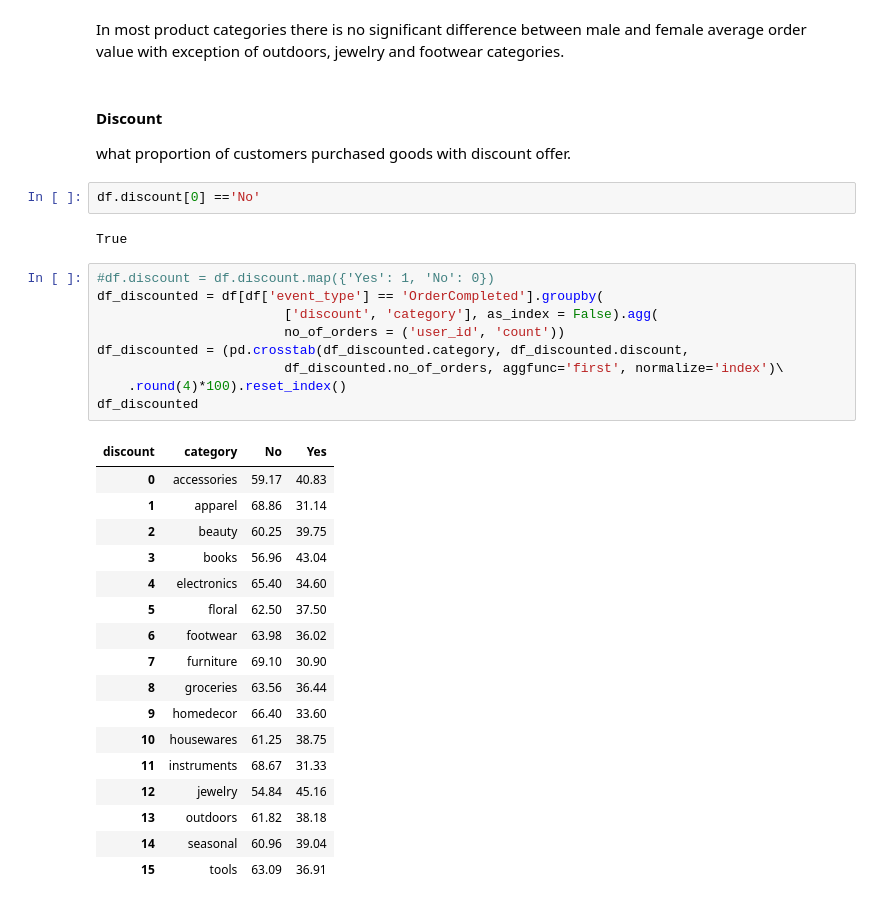
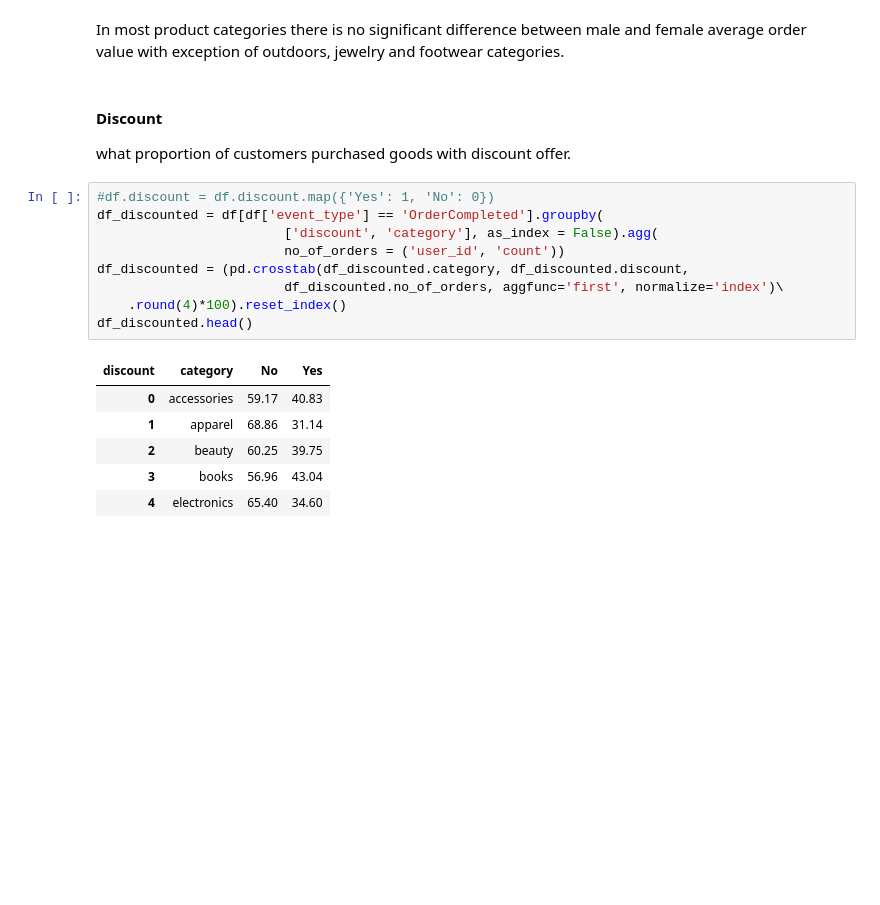
Before and after one commit to diana-kungu/E-commerce-RFM-Analysis, a Jupyter notebook: aws-retail-updated.ipynb, the cells around one changed output. Cells and saved outputs as stored; diff of their text form; blank space fills up the shorter version.

```diff
--- a/aws-retail-updated.ipynb
+++ b/aws-retail-updated.ipynb
@@ -614,36 +620,21 @@ sales_by_gender_category
 # %% [markdown]
 In most product categories there is no significant difference between male and female average order value with exception  of outdoors, jewelry and footwear categories.
 # %% [markdown]
-#### Discount
+#### **Discount**
 what proportion of customers purchased goods with discount offer.
-# %%
-df.discount[0] =='No'
-# %% [output]
-True
 # %%
 #df.discount = df.discount.map({'Yes': 1, 'No': 0})
 df_discounted = df[df['event_type'] == 'OrderCompleted'].groupby(
                         ['discount', 'category'], as_index = False).agg(
                         no_of_orders = ('user_id', 'count'))
 df_discounted = (pd.crosstab(df_discounted.category, df_discounted.discount,
                         df_discounted.no_of_orders, aggfunc='first', normalize='index')\
     .round(4)*100).reset_index()
-df_discounted
+df_discounted.head()
 # %% [output]
 | discount | category | No | Yes |
 | 0 | accessories | 59.17 | 40.83 |
 | 1 | apparel | 68.86 | 31.14 |
 | 2 | beauty | 60.25 | 39.75 |
 | 3 | books | 56.96 | 43.04 |
 | 4 | electronics | 65.40 | 34.60 |
-| 5 | floral | 62.50 | 37.50 |
-| 6 | footwear | 63.98 | 36.02 |
-| 7 | furniture | 69.10 | 30.90 |
-| 8 | groceries | 63.56 | 36.44 |
-| 9 | homedecor | 66.40 | 33.60 |
-| 10 | housewares | 61.25 | 38.75 |
-| 11 | instruments | 68.67 | 31.33 |
-| 12 | jewelry | 54.84 | 45.16 |
-| 13 | outdoors | 61.82 | 38.18 |
-| 14 | seasonal | 60.96 | 39.04 |
-| 15 | tools | 63.09 | 36.91 |
```
Also changed, not shown: parts of 6 cells of this notebook.
